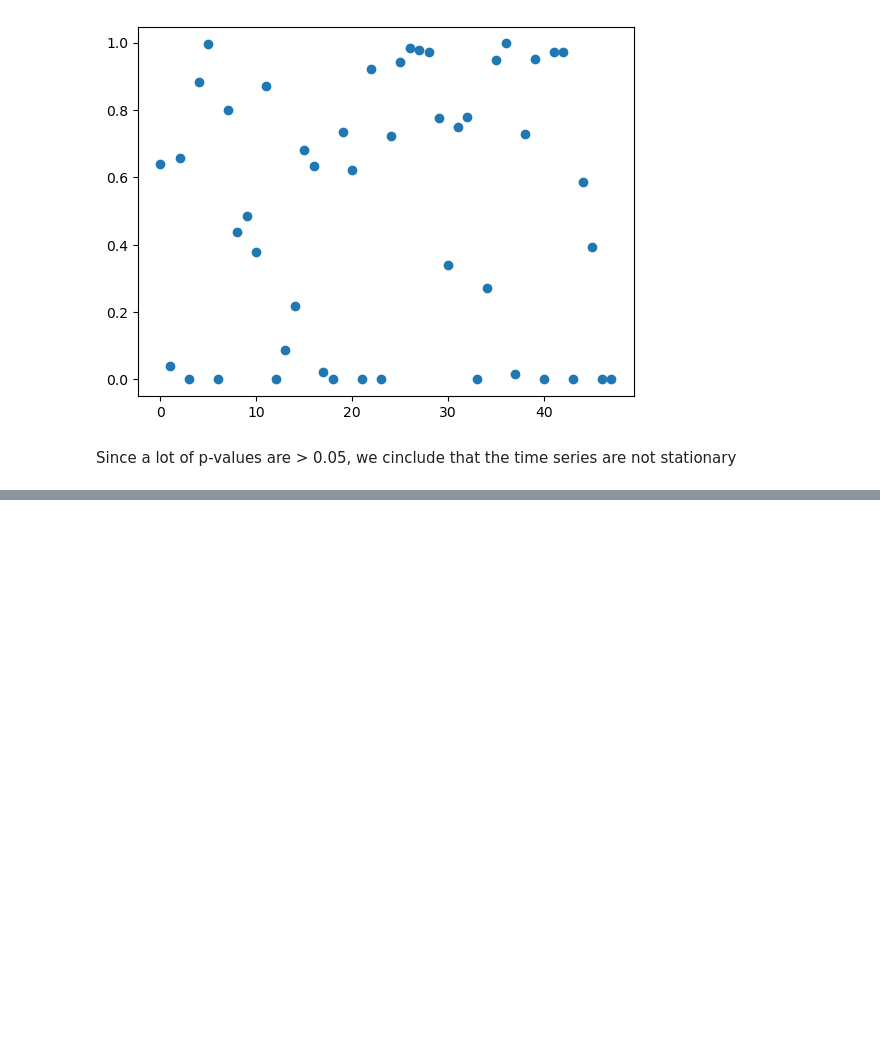
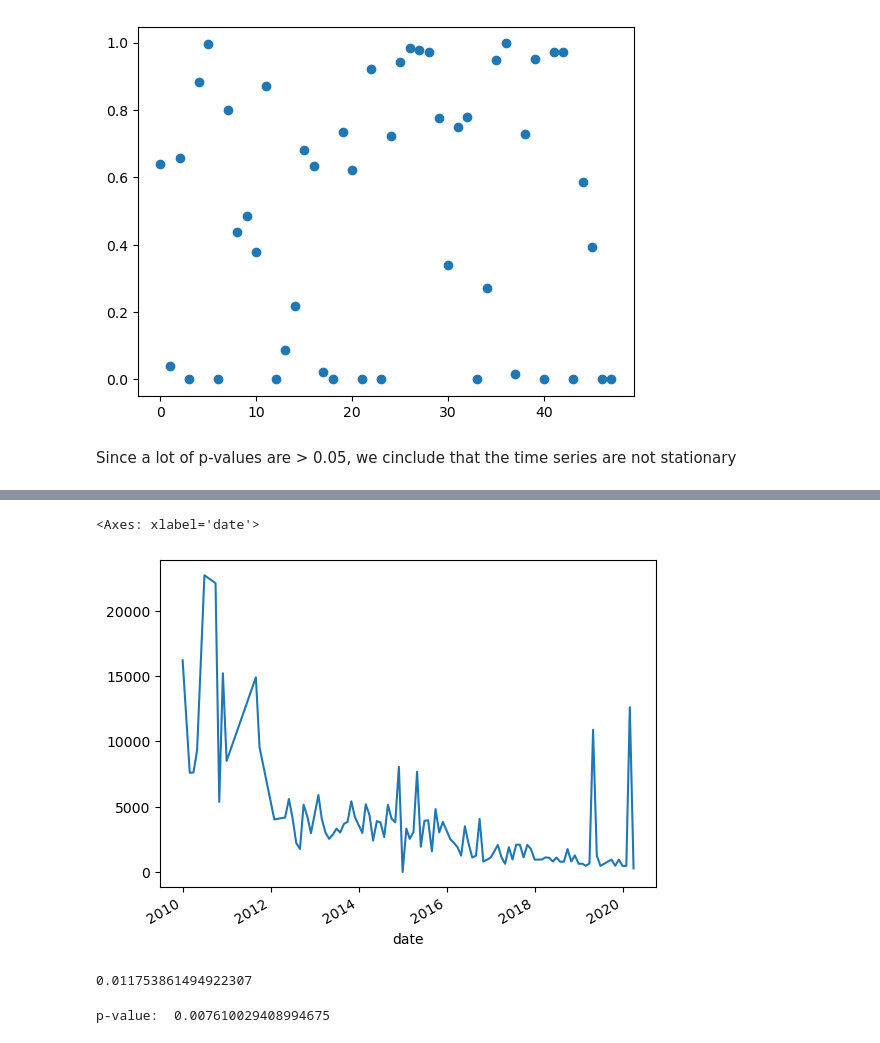
Before and after one commit to gianluca-24/training-camp-KPMG, a Jupyter notebook: leruotebucate.ipynb, the cells around one changed output, grey strips where cells are left out. Saved outputs shown, nothing was run; the diff lists cells and outputs as text; code cells hidden in the pictures; blank space fills up the shorter version.

```diff
--- a/leruotebucate.ipynb
+++ b/leruotebucate.ipynb
@@ -158,0 +213,19 @@ Since a lot of p-values are > 0.05, we cinclude that the time series are not sta
+# %%
+ts1["volume_kg"].plot()
+# %% [output]
+<Axes: xlabel='date'>
+[figure, added]
+# %%
+adfuller(ts1["volume_kg"].diff()[1:])[1]
+# %% [output]
+0.011753861494922307
+# %%
+p_values = np.zeros(len(idxs))
+
+for i in range(len(idxs)):
+    tmp = adfuller(df_train.loc[idxs[i]]["volume_kg"].diff()[1:])
+    p_values[i] = tmp[1]
+
+print("p-value: ", np.mean(p_values))
+# %% [output]
+p-value:  0.007610029408994675
```
Also changed, not shown: parts of 7 cells of this notebook.
